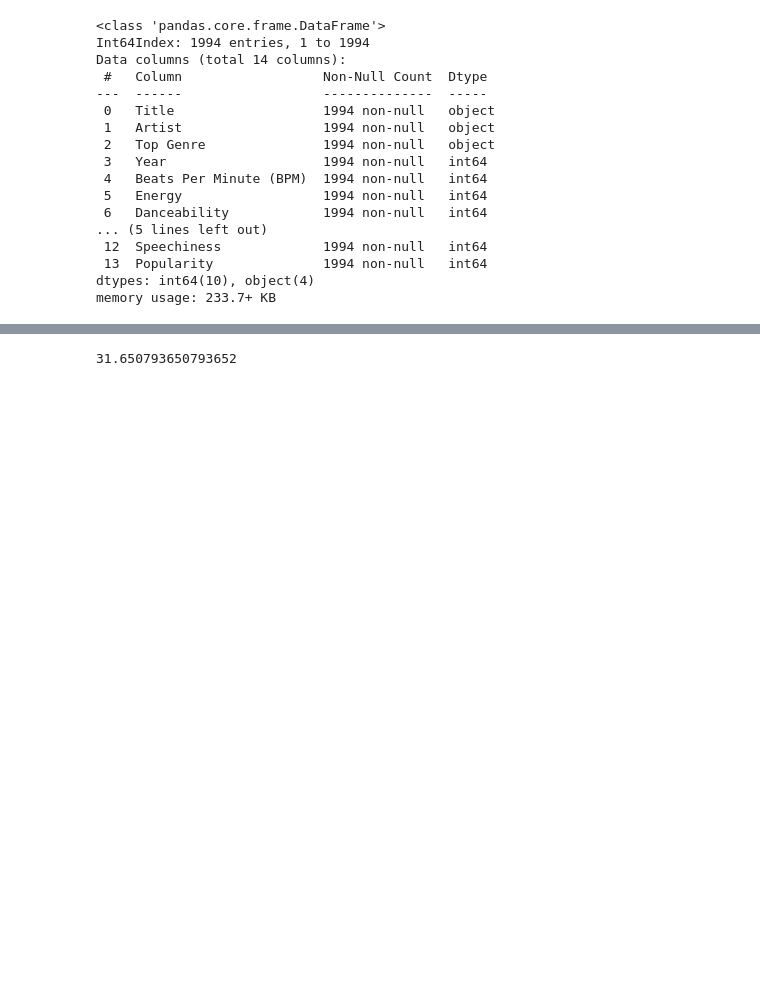
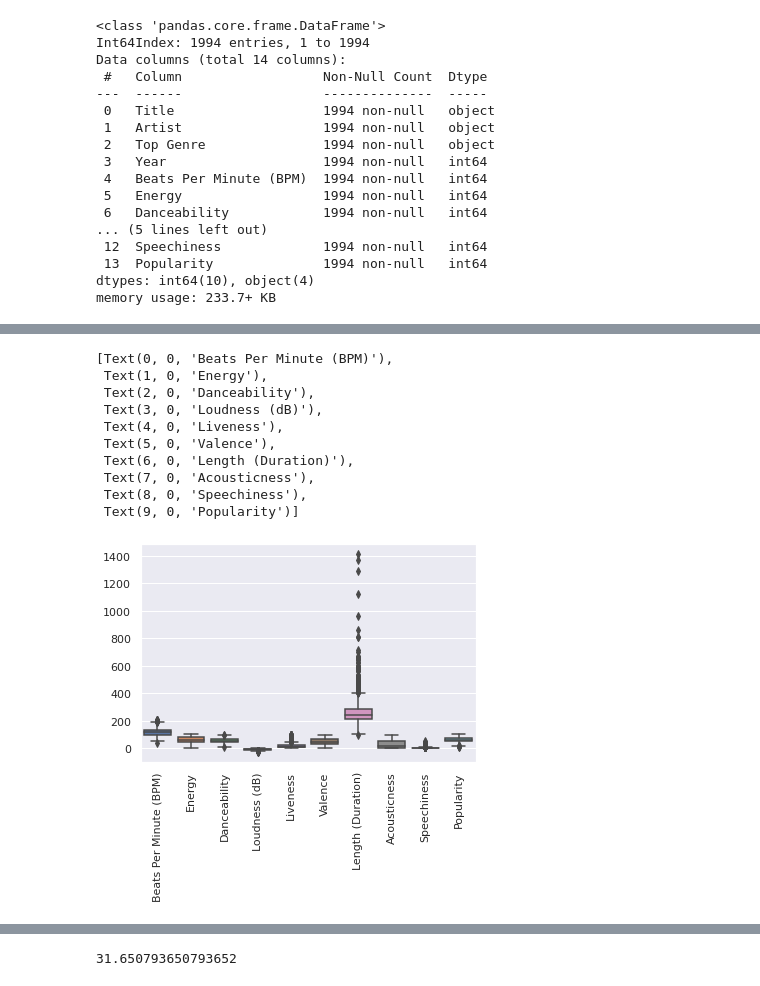
Before and after one commit to erwan-lacoudre/projet_fouilles, a Jupyter notebook: music.ipynb, the cells around one changed output, grey strips where cells are left out. Drawn from its saved outputs; the diff is of its cells as text; code cells hidden in the pictures; blank space fills up the shorter version.

```diff
--- a/music.ipynb
+++ b/music.ipynb
@@ -76,0 +97,16 @@ df["Length (Duration)"] = df["Length (Duration)"].apply(convert_lenght)
+# %%
+# df.boxplot(column= 'Loudness (dB)')
+g = sns.boxplot(data=df.drop('Year', axis=1), orient='v')
+g.set_xticklabels(labels = g.get_xticklabels(),rotation=90)
+# %% [output]
+[Text(0, 0, 'Beats Per Minute (BPM)'),
+ Text(1, 0, 'Energy'),
+ Text(2, 0, 'Danceability'),
+ Text(3, 0, 'Loudness (dB)'),
+ Text(4, 0, 'Liveness'),
+ Text(5, 0, 'Valence'),
+ Text(6, 0, 'Length (Duration)'),
+ Text(7, 0, 'Acousticness'),
+ Text(8, 0, 'Speechiness'),
+ Text(9, 0, 'Popularity')]
+[figure, added]
```
Also changed, not shown: parts of 9 cells of this notebook.
